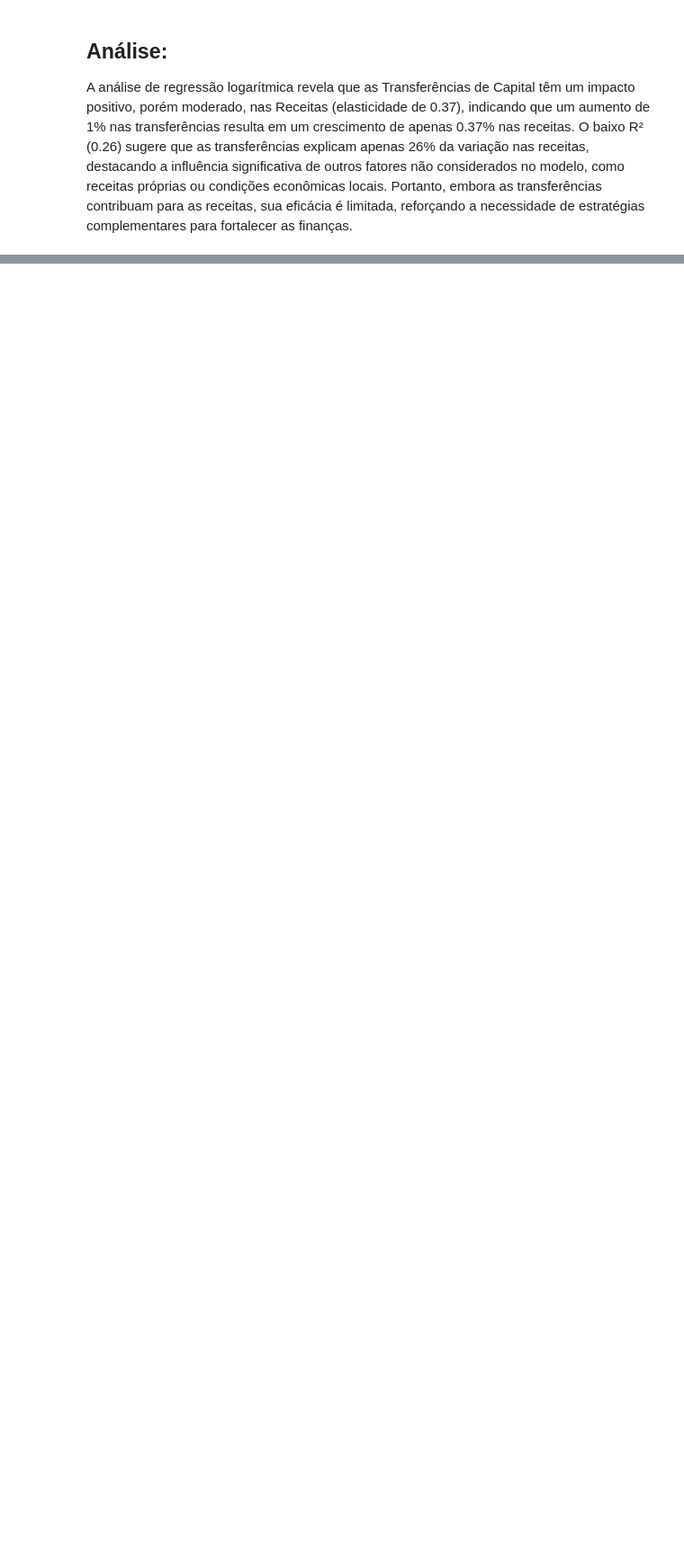
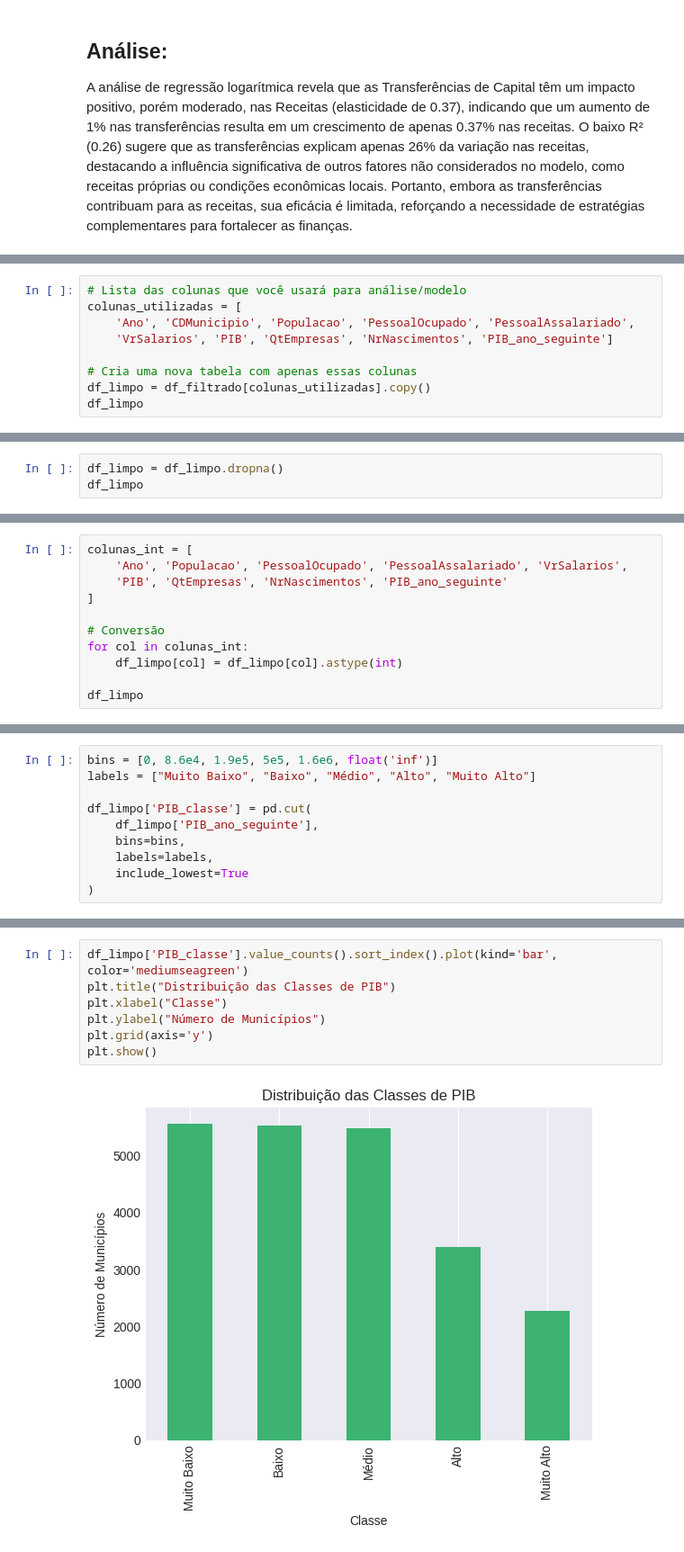
Before and after one commit to anaC-Fernandes/ProjetoDados, a Jupyter notebook: Notebooks/Dataset_Economia.ipynb, the cells around one changed output, grey strips where cells are left out. Shown at 90% size. Drawn from its saved outputs; the diff is of its cells as text; blank space fills up the shorter version.

```diff
--- a/Notebooks/Dataset_Economia.ipynb
+++ b/Notebooks/Dataset_Economia.ipynb
@@ -1669,0 +1822,9 @@ A análise de regressão logarítmica revela que as Transferências de Capital t
+# %%
+# Lista das colunas que você usará para análise/modelo
+colunas_utilizadas = [
+    'Ano', 'CDMunicipio', 'Populacao', 'PessoalOcupado', 'PessoalAssalariado',
+    'VrSalarios', 'PIB', 'QtEmpresas', 'NrNascimentos', 'PIB_ano_seguinte']
+
+# Cria uma nova tabela com apenas essas colunas
+df_limpo = df_filtrado[colunas_utilizadas].copy()
+df_limpo
@@ -1669,0 +1847,3 @@ A análise de regressão logarítmica revela que as Transferências de Capital t
+# %%
+df_limpo = df_limpo.dropna()
+df_limpo
@@ -1669,0 +1866,11 @@ A análise de regressão logarítmica revela que as Transferências de Capital t
+# %%
+colunas_int = [
+    'Ano', 'Populacao', 'PessoalOcupado', 'PessoalAssalariado', 'VrSalarios',
+    'PIB', 'QtEmpresas', 'NrNascimentos', 'PIB_ano_seguinte'
+]
+
+# Conversão
+for col in colunas_int:
+    df_limpo[col] = df_limpo[col].astype(int)
+
+df_limpo
@@ -1669,0 +1913,10 @@ A análise de regressão logarítmica revela que as Transferências de Capital t
+# %%
+bins = [0, 8.6e4, 1.9e5, 5e5, 1.6e6, float('inf')]
+labels = ["Muito Baixo", "Baixo", "Médio", "Alto", "Muito Alto"]
+
+df_limpo['PIB_classe'] = pd.cut(
+    df_limpo['PIB_ano_seguinte'],
+    bins=bins,
+    labels=labels,
+    include_lowest=True
+)
@@ -1669,0 +1925,9 @@ A análise de regressão logarítmica revela que as Transferências de Capital t
+# %%
+df_limpo['PIB_classe'].value_counts().sort_index().plot(kind='bar', color='mediumseagreen')
+plt.title("Distribuição das Classes de PIB")
+plt.xlabel("Classe")
+plt.ylabel("Número de Municípios")
+plt.grid(axis='y')
+plt.show()
+# %% [output]
+[figure, added]
```
Also changed, not shown: parts of 29 cells of this notebook.
